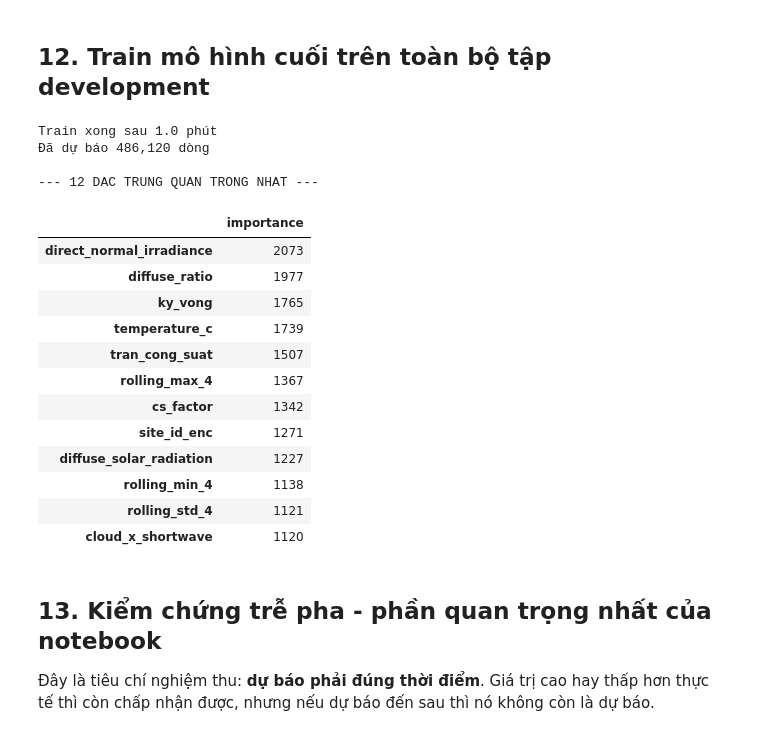
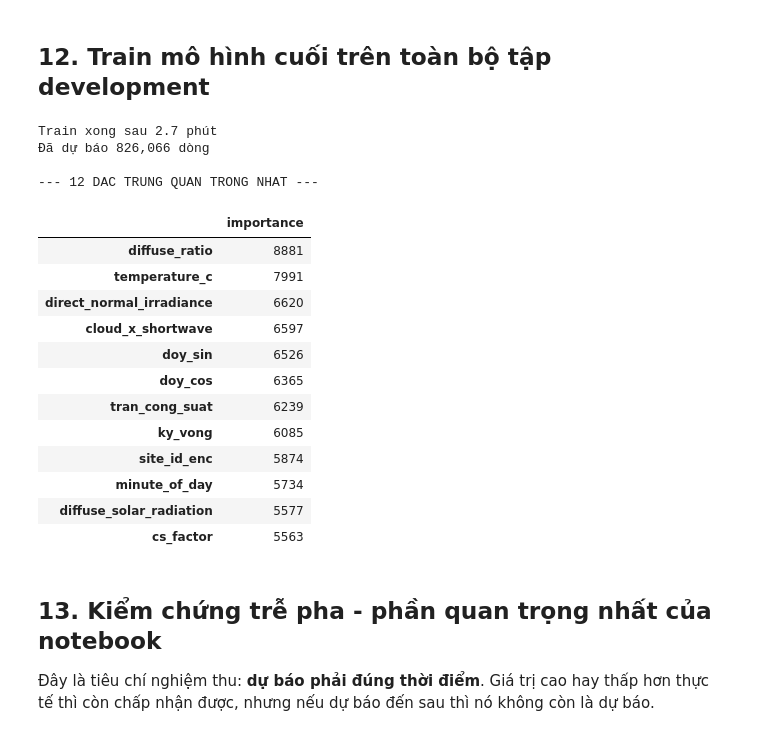
Before and after one commit to nguyenvunhut/solar-engergy, a Jupyter notebook: notebooks/forcasting_v3_energy/06_1_train_mae.ipynb, the cells around one changed output. Saved outputs shown, nothing was run; the diff lists cells and outputs as text; code cells hidden in the pictures.

Commit message:
deteministic cpu boi vi train gpu nondeterministic theo docs lightgbm

```diff
--- a/notebooks/forcasting_v3_energy/06_1_train_mae.ipynb
+++ b/notebooks/forcasting_v3_energy/06_1_train_mae.ipynb
@@ -618,11 +629,9 @@ dev_h = dev_h[(dev_h['site_scale'] > 0) & (dev_h['sin_elevation'] > EPS_ELEV)].c
 dev_h['k_target'] = np.clip(dev_h['y_true'].to_numpy() / mau_chuan_hoa(dev_h), 0, 1.5)
 dev_h['w'] = build_sample_weight(dev_h)
 
-test_h = them_muc_tieu(test, HORIZON_STEPS)
-
 # THU NGHIEM 3: bo sung cac cot tat dinh tai T+h vao tap dac trung.
 # Phai lam sau them_muc_tieu vi cot _mt duoc sinh trong do.
-_mt = [f'{c}_mt' for c in COT_TAT_DINH if f'{c}_mt' in dev_h.columns and f'{c}_mt' in test_h.columns]
+_mt = [f'{c}_mt' for c in COT_TAT_DINH if f'{c}_mt' in dev_h.columns]
 FEATURES = FEATURES + [c for c in _mt if c not in FEATURES]
 print(f"Them {len(_mt)} dac trung tat dinh tai T+{HORIZON_STEPS * 15} phut:")
 print(f"   {_mt}")
@@ -636,7 +645,6 @@ y_dev = dev_h.loc[_train_mask, 'k_target'].astype(DTYPE)
 w_dev = dev_h.loc[_train_mask, 'w'].astype(DTYPE)
 
 print(f"Ma tran train : {X_dev.shape[0]:,} dong x {X_dev.shape[1]} dac trung")
-print(f"Tap test      : {len(test_h):,} dong")
 print(f"Muc tieu chuan hoa k: min {y_dev.min():.4f}  trung vi {np.median(y_dev):.4f}  max {y_dev.max():.4f}")
 
 print(f"\n--- CHINH SACH OUTLIER, experiment = {EXPERIMENT} ---")
@@ -654,7 +662,6 @@ _pc = int((dev_h['nhan_outlier_group'].astype(str) == 'physical_over_capacity').
 print(f"   trong do physical_over_capacity: {_pc:,} dong (luon bi loai o moi experiment)")
 
 print(f"\nKhoang thoi gian train: {dev_h[TIMESTAMP_COL].min()} -> {dev_h[TIMESTAMP_COL].max()}")
-print(f"Khoang thoi gian test : {test_h[TIMESTAMP_COL].min()} -> {test_h[TIMESTAMP_COL].max()}")
 # %% [output]
 Them 14 dac trung tat dinh tai T+15 phut:
    ['solar_elevation_mt', 'solar_azimuth_mt', 'azimuth_sin_mt', 'azimuth_cos_mt', 'sin_elevation_mt', 'ghi_cs_mt', 'clearsky_proxy_mt', 'ky_vong_mt', 'ty_le_bao_hoa_mt', 'minute_of_day_mt', 'hour_mt', ...
@@ -1114,27 +1174,6 @@ có — hai bài toán khác nhau, tham số chọn ra không còn đúng.
 
 Đặt `N_TRIALS = 0` ở cell tham số nếu muốn bỏ qua bước này.
 # %%
-FOLDS_DIR = f'{SELECTED_DIR}/time_series_folds'
-
-
-def doc_fold(n, vai_tro):
-    """Doc mot fold, dung muc tieu va weight giong tap development."""
-    duong_dan = f'{FOLDS_DIR}/fold_{n}_{vai_tro}_selected.parquet'
-    if not os.path.exists(duong_dan):
-        return None
-    co_san = set(pq.ParquetFile(duong_dan).schema_arrow.names)
-    cot = [c for c in dict.fromkeys(FEATURES + COT_PHU + COT_BAT_BUOC) if c in co_san]
-    d = pd.read_parquet(duong_dan, columns=cot).sort_values([SITE_COL, TIMESTAMP_COL]).reset_index(drop=True)
-    if EXCLUDE_SITES and SITE_COL in d.columns:
-        d = d[~d[SITE_COL].isin(EXCLUDE_SITES)]
-    d = them_muc_tieu(d, HORIZON_STEPS)
-    d = d[(d['site_scale'] > 0) & (d['sin_elevation'] > EPS_ELEV)].copy()
-    d['k_target'] = np.clip(d['y_true'].to_numpy() / mau_chuan_hoa(d), 0, 1.5)
-    d['w'] = build_sample_weight(d)
-    d = d[d['w'].gt(0)]
-    return d
-
-
 CAC_FOLD = []
 if N_TRIALS > 0:
     _n = 1
@@ -1176,7 +1215,8 @@ _t0 = time.time()
 
 def tham_so_co_ban(trial=None):
     p = {'objective': LGB_OBJECTIVE, 'random_state': SEED, 'verbosity': -1,
-         'n_jobs': N_JOBS, 'max_bin': MAX_BIN, 'force_col_wise': FORCE_COL_WISE}
+         'n_jobs': N_JOBS, 'max_bin': MAX_BIN, 'force_col_wise': FORCE_COL_WISE,
+         'deterministic': DETERMINISTIC}
     if trial is None:
         p.update({'n_estimators': 800, 'learning_rate': 0.05, 'num_leaves': 160,
                   'min_child_samples': 30, 'subsample': 0.9, 'colsample_bytree': 0.9})
@@ -1297,35 +1337,35 @@ Da nap 5 fold, chiem khoang 0.51 GB RAM
 # %%
 _t1 = time.time()
 model = fit_an_toan(BEST_PARAMS, X_dev, y_dev, w_dev)
 print(f"Train xong sau {(time.time() - _t1) / 60:.1f} phút")
 
 # Du bao tren tap test, nhan nguoc mau chuan hoa roi chan tran cong suat
-_k_pred = np.clip(model.predict(test_h[FEATURES].fillna(MEDIANS).astype(np.float32)), 0, 1.5)
-test_h['y_pred'] = np.minimum(_k_pred * mau_chuan_hoa(test_h), test_h['tran_cong_suat'].to_numpy() * 1.02)
-test_h.loc[test_h['sin_elevation'] <= EPS_ELEV, 'y_pred'] = 0.0
+_k_pred = np.clip(model.predict(val_h[FEATURES].fillna(MEDIANS).astype(np.float32)), 0, 1.5)
+val_h['y_pred'] = np.minimum(_k_pred * mau_chuan_hoa(val_h), val_h['tran_cong_suat'].to_numpy() * 1.02)
+val_h.loc[val_h['sin_elevation'] <= EPS_ELEV, 'y_pred'] = 0.0
 
-print(f"Đã dự báo {len(test_h):,} dòng")
+print(f"Đã dự báo {len(val_h):,} dòng")
 _imp = pd.Series(model.feature_importances_, index=FEATURES).sort_values(ascending=False)
 print("\n--- 12 DAC TRUNG QUAN TRONG NHAT ---")
 display(_imp.head(12).to_frame('importance'))
 # %% [output]
-Train xong sau 1.0 phút
-Đã dự báo 486,120 dòng
+Train xong sau 2.7 phút
+Đã dự báo 826,066 dòng
 
 --- 12 DAC TRUNG QUAN TRONG NHAT ---
 |  | importance |
-| direct_normal_irradiance | 2073 |
-| diffuse_ratio | 1977 |
-| ky_vong | 1765 |
-| temperature_c | 1739 |
-| tran_cong_suat | 1507 |
-| rolling_max_4 | 1367 |
-| cs_factor | 1342 |
-| site_id_enc | 1271 |
-| diffuse_solar_radiation | 1227 |
-| rolling_min_4 | 1138 |
-| rolling_std_4 | 1121 |
-| cloud_x_shortwave | 1120 |
+| diffuse_ratio | 8881 |
+| temperature_c | 7991 |
+| direct_normal_irradiance | 6620 |
+| cloud_x_shortwave | 6597 |
+| doy_sin | 6526 |
+| doy_cos | 6365 |
+| tran_cong_suat | 6239 |
+| ky_vong | 6085 |
+| site_id_enc | 5874 |
+| minute_of_day | 5734 |
+| diffuse_solar_radiation | 5577 |
+| cs_factor | 5563 |
 # %% [markdown]
 ## 13. Kiểm chứng trễ pha - phần quan trọng nhất của notebook
 
```
Also changed, not shown: parts of 19 cells of this notebook, 13 other files.
